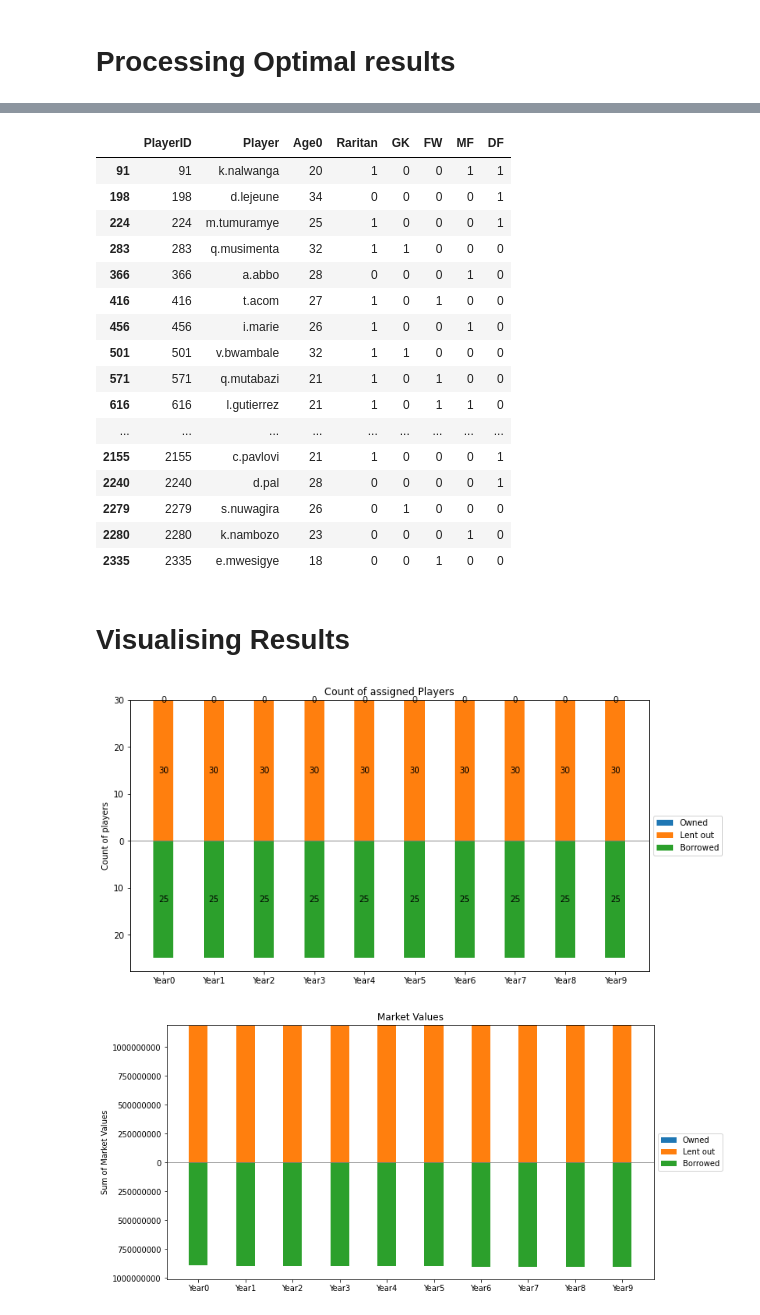
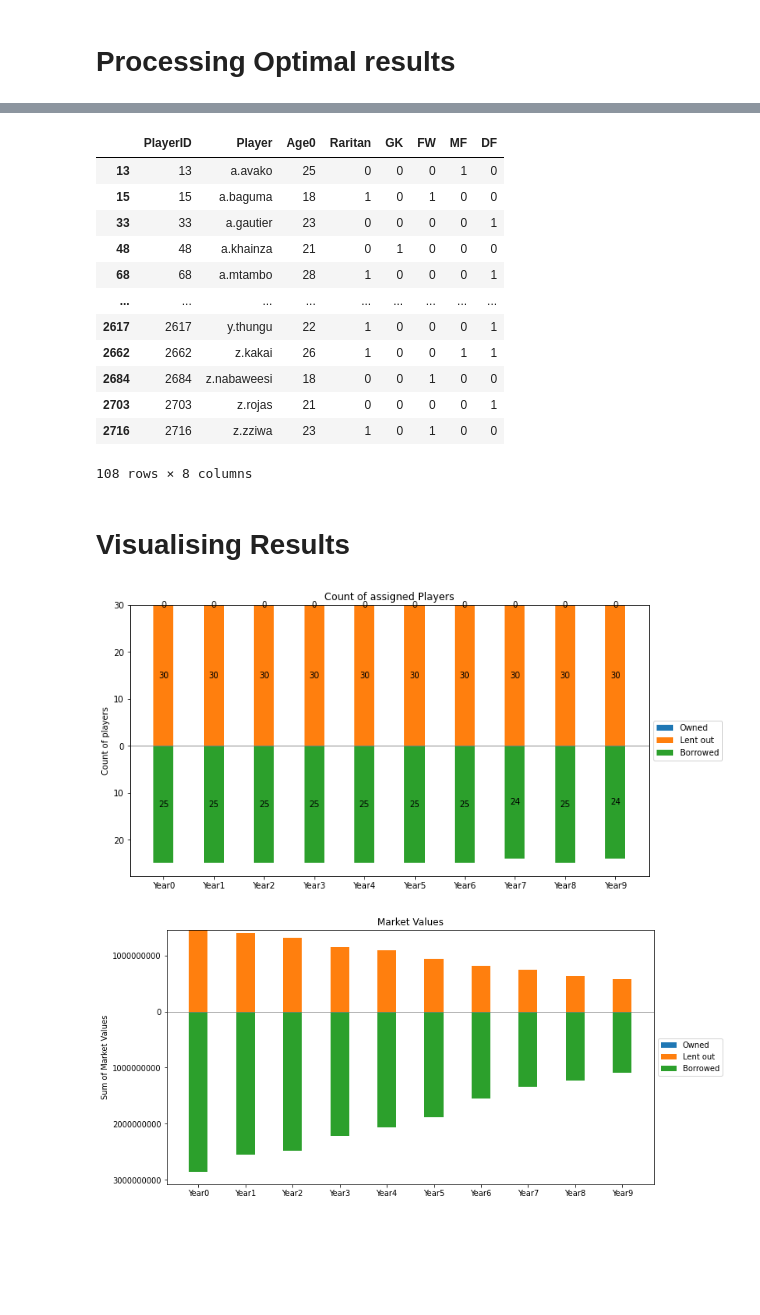
Before and after one commit to yunwaiho/rarita-football-club, a Jupyter notebook: code-team-selection/selection-results.ipynb, the cells around one changed output, grey strips where cells are left out. Saved outputs shown, nothing was run; the diff lists cells and outputs as text; code cells hidden in the pictures; blank space fills up the shorter version.

Commit message:
working model 50 trials

```diff
--- a/code-team-selection/selection-results.ipynb
+++ b/code-team-selection/selection-results.ipynb
@@ -8,7 +8,7 @@ import matplotlib.pyplot as plt
 # %% [markdown]
 # Processing Optimal results
 # %%
-all_players = pd.read_csv("../data/processed-data/0_selection_players.csv", index_col=0)
+all_players = pd.read_csv("../data/optim-data/0_selection_players.csv", index_col=0)
 n_players = all_players.shape[0]
 
 with open("optim_solution.json", "r") as fp:
@@ -84,22 +80,18 @@ player_info.index = players
 player_info
 # %% [output]
 |  | PlayerID | Player | Age0 | Raritan | GK | FW | MF | DF |
-| 91 | 91 | k.nalwanga | 20 | 1 | 0 | 0 | 1 | 1 |
-| 198 | 198 | d.lejeune | 34 | 0 | 0 | 0 | 0 | 1 |
-| 224 | 224 | m.tumuramye | 25 | 1 | 0 | 0 | 0 | 1 |
-| 283 | 283 | q.musimenta | 32 | 1 | 1 | 0 | 0 | 0 |
-| 366 | 366 | a.abbo | 28 | 0 | 0 | 0 | 1 | 0 |
-| 416 | 416 | t.acom | 27 | 1 | 0 | 1 | 0 | 0 |
-| 456 | 456 | i.marie | 26 | 1 | 0 | 0 | 1 | 0 |
-| 501 | 501 | v.bwambale | 32 | 1 | 1 | 0 | 0 | 0 |
-| 571 | 571 | q.mutabazi | 21 | 1 | 0 | 1 | 0 | 0 |
-| 616 | 616 | l.gutierrez | 21 | 1 | 0 | 1 | 1 | 0 |
+| 13 | 13 | a.avako | 25 | 0 | 0 | 0 | 1 | 0 |
+| 15 | 15 | a.baguma | 18 | 1 | 0 | 1 | 0 | 0 |
+| 33 | 33 | a.gautier | 23 | 0 | 0 | 0 | 0 | 1 |
+| 48 | 48 | a.khainza | 21 | 0 | 1 | 0 | 0 | 0 |
+| 68 | 68 | a.mtambo | 28 | 1 | 0 | 0 | 0 | 1 |
 | ... | ... | ... | ... | ... | ... | ... | ... | ... |
-| 2155 | 2155 | c.pavlovi | 21 | 1 | 0 | 0 | 0 | 1 |
-| 2240 | 2240 | d.pal | 28 | 0 | 0 | 0 | 0 | 1 |
-| 2279 | 2279 | s.nuwagira | 26 | 0 | 1 | 0 | 0 | 0 |
-| 2280 | 2280 | k.nambozo | 23 | 0 | 0 | 0 | 1 | 0 |
-| 2335 | 2335 | e.mwesigye | 18 | 0 | 0 | 1 | 0 | 0 |
+| 2617 | 2617 | y.thungu | 22 | 1 | 0 | 0 | 0 | 1 |
+| 2662 | 2662 | z.kakai | 26 | 1 | 0 | 0 | 1 | 1 |
+| 2684 | 2684 | z.nabaweesi | 18 | 0 | 0 | 1 | 0 | 0 |
+| 2703 | 2703 | z.rojas | 21 | 0 | 0 | 0 | 0 | 1 |
+| 2716 | 2716 | z.zziwa | 23 | 1 | 0 | 1 | 0 | 0 |
+108 rows × 8 columns
 # %%
 player_selection = player_info.join(assignment, on='PlayerID')
 player_selection
@@ -146,9 +138,9 @@ ax.legend(loc='center left', bbox_to_anchor=(1, 0.5))
 
 plt.show()
 # %% [output]
-[figure, old version]
+[figure, new version]
 # %%
-market_values = pd.read_csv("../data/processed-data/0_selection_mv.csv", index_col=0,).drop('Player', axis=1).values
+market_values = pd.read_csv("../data/optim-data/0_selection_mv.csv", index_col=0,).drop(['player_id', 'trial'], axis=1).values
 n_time = market_values.shape[1]
 n_trials = int(market_values.shape[0]/n_players)
 market_values = np.mean(market_values.reshape((n_trials, n_players, n_time)), axis=0)
@@ -161,31 +153,31 @@ width = 0.4
 
 fig, ax = plt.subplots()
 
 fig.set_figheight(6)
 fig.set_figwidth(14)
 
 p1 = ax.bar(years, owned, width, bottom=lent,label='Owned')
 p2 = ax.bar(years, lent, width, label='Lent out')
 p3 = ax.bar(years, borrowed, width, label='Borrowed')
 
 ax.set_ylabel('Sum of Market Values')
 ax.set_title('Market Values')
 ax.axhline(0, color='grey', linewidth=0.8)
 
 # Label with label_type 'center' instead of the default 'edge'
 # ax.bar_label(p1, label_type='center')
 # ax.bar_label(p2, label_type='center')
 # ax.bar_label(p3, label_type='center', labels=[-x for x in borrowed])
 
 ticks =  ax.get_yticks()
 # set labels to absolute values and with integer representation
 ax.set_yticklabels([int(abs(tick)) for tick in ticks])
 # Shrink current axis by 20%
 box = ax.get_position()
 ax.set_position([box.x0, box.y0, box.width * 0.8, box.height])
 # Put a legend to the right of the current axis
 ax.legend(loc='center left', bbox_to_anchor=(1, 0.5))
 
 plt.show()
 # %% [output]
-[figure, old version]
+[figure, new version]
```
Also changed, not shown: parts of 1 cell of this notebook, 25 other files.
